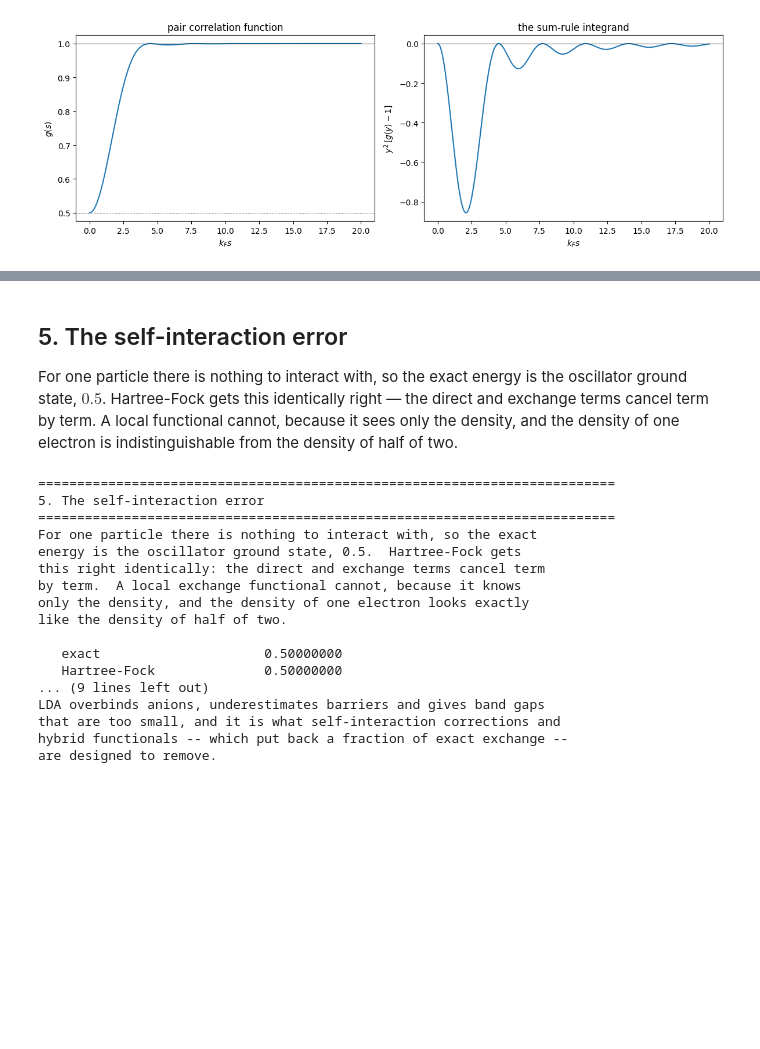
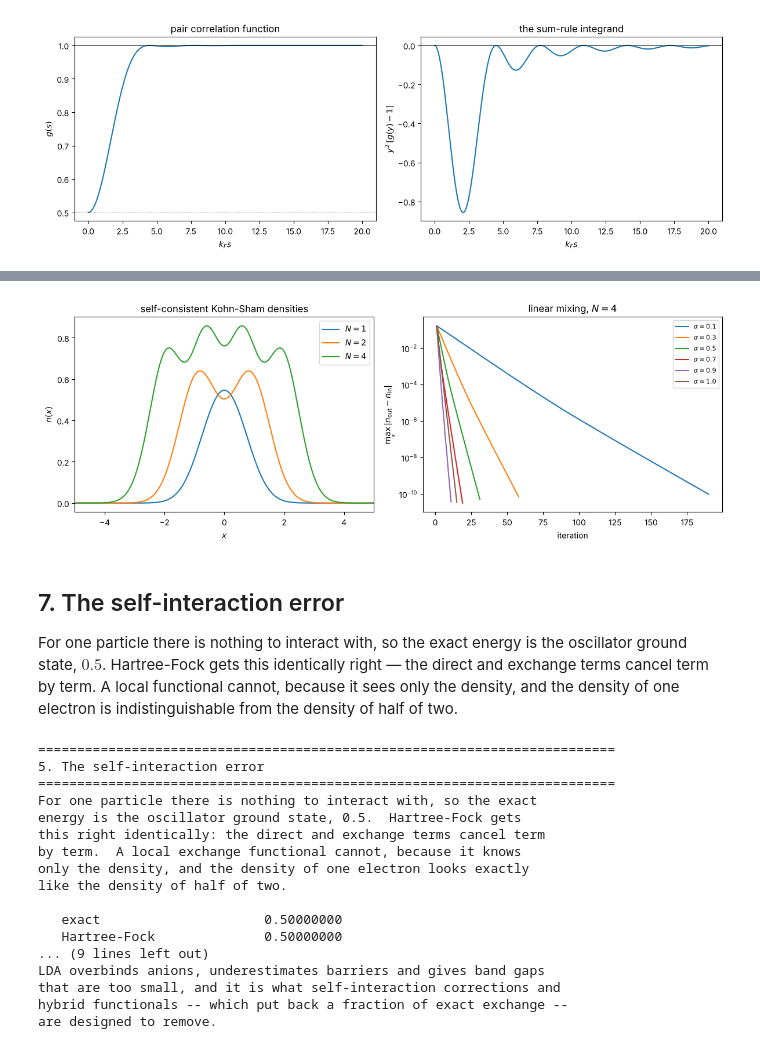
Before and after one commit to EducationalMaterialUiO/ManyBodyPhysicsUiO, a Jupyter notebook: doc/LectureNotes/_build/jupyter_execute/dft.ipynb, the cells around one changed output, grey strips where cells are left out. Saved outputs shown, nothing was run; the diff lists cells and outputs as text; code cells hidden in the pictures; blank space fills up the shorter version.

```diff
--- a/doc/LectureNotes/_build/jupyter_execute/dft.ipynb
+++ b/doc/LectureNotes/_build/jupyter_execute/dft.ipynb
@@ -230,5 +461,22 @@ fig.tight_layout(); plt.show()
+# %%
+fig, ax = plt.subplots(1, 2, figsize=(12, 4.4))
+for N in (1, 2, 4):
+    ks = kohnsham1d.KohnShamSCF(N, lda=lda); ks.solve()
+    ax[0].plot(ks.x, ks.n, label=f"$N={N}$")
+ax[0].set_xlim(-5, 5); ax[0].set_xlabel("$x$"); ax[0].set_ylabel("$n(x)$")
+ax[0].set_title("self-consistent Kohn-Sham densities"); ax[0].legend()
+
+for alpha, iterations, rate, history in kohnsham1d.mixing_study(lda=lda):
+    ax[1].semilogy([h["iteration"] for h in history],
+                   [h["residual_max"] for h in history],
+                   label=rf"$\alpha={alpha}$")
+ax[1].set_xlabel("iteration"); ax[1].set_ylabel(r"$\max_x|n_{\rm out}-n_{\rm in}|$")
+ax[1].set_title("linear mixing, $N=4$"); ax[1].legend(fontsize=8)
+fig.tight_layout(); plt.show()
+# %% [output]
+[figure, added]
 # %% [markdown]
-## 5. The self-interaction error
+## 7. The self-interaction error
 
 For one particle there is nothing to interact with, so the exact energy is the
 oscillator ground state, $0.5$.  Hartree-Fock gets this identically right —
```
Also changed, not shown: parts of 32 cells of this notebook, 39 other files.
